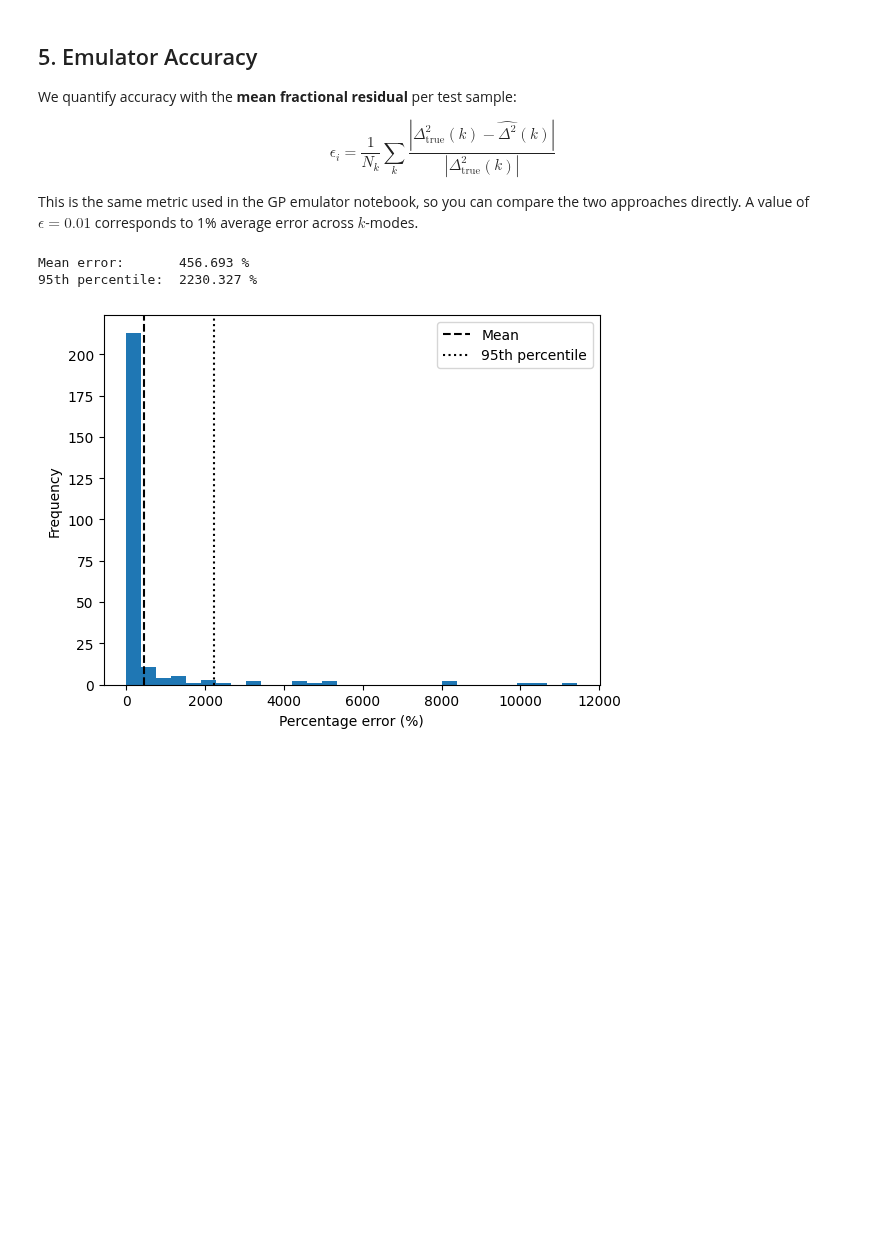
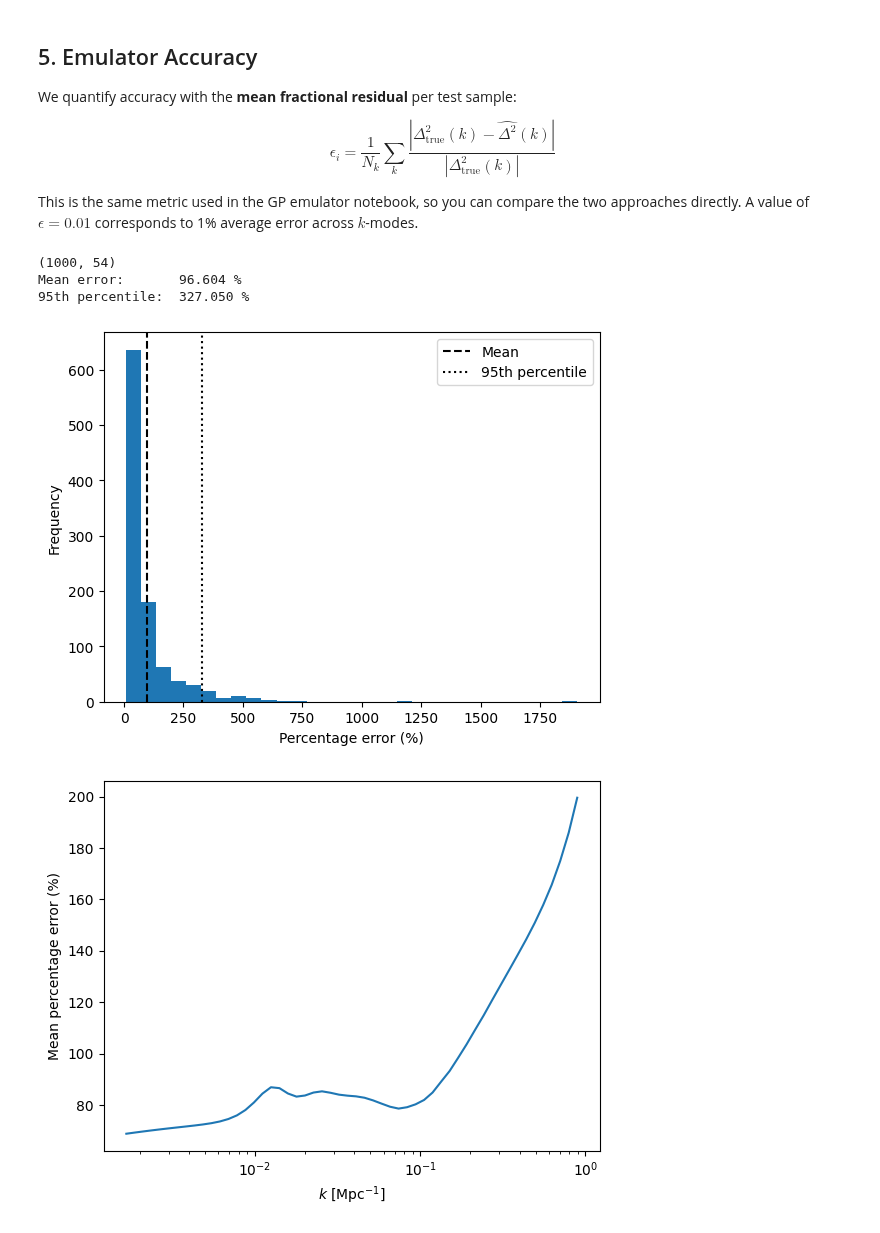
Before and after one commit to htjb/Talks, a Jupyter notebook: Lectures/mphil-lecture-examples/lecture15/21-cm-emulator/nn-emulator.ipynb, the cells around one changed output. Saved outputs shown, nothing was run; the diff lists cells and outputs as text; code cells hidden in the pictures; blank space fills up the shorter version.

```diff
--- a/Lectures/mphil-lecture-examples/lecture15/21-cm-emulator/nn-emulator.ipynb
+++ b/Lectures/mphil-lecture-examples/lecture15/21-cm-emulator/nn-emulator.ipynb
@@ -30,8 +30,13 @@ We load the same 2500 `zeus21` realisations used in the GP emulator notebook. Ea
 
 The four parameters are collected into a design matrix $\mathbf{X} \in \mathbb{R}^{2500 \times 4}$. As before, we work in **log-space** to regularise the input range.
 # %%
-simulations = [np.load(f"../simulations/sample_{i:06d}.npz",
-                       allow_pickle=True) for i in range(2500)]
+simulations = []
+for i in range(10000):
+    try:
+        simulations.append(np.load(f"../simulations/sample_{i:06d}.npz",
+                       allow_pickle=True))
+    except FileNotFoundError:
+        pass
 
 k = simulations[0]["k"]
 powers = np.array([sim["power"] for sim in simulations])
@@ -214,6 +238,10 @@ test_X_tensor = torch.tensor(test_X, dtype=torch.float32)
 model.eval()
 with torch.no_grad():
     test_scores = model(test_X_tensor).numpy()
+
+norm_std = norm_std.numpy()
+norm_mean = norm_mean.numpy()
+eigenvectors = eigenvectors.numpy()
 
 test_scores = test_scores * norm_std + norm_mean
 reconstructed = test_scores @ eigenvectors[:, :n_components].T
@@ -244,25 +272,33 @@ $$\epsilon_i = \frac{1}{N_k} \sum_k \frac{|\Delta^2_\mathrm{true}(k) - \widehat{
 
 This is the same metric used in the GP emulator notebook, so you can compare the two approaches directly. A value of $\epsilon = 0.01$ corresponds to 1% average error across $k$-modes.
 # %%
-error = [
-    100 * np.mean(np.abs(test_powers[i] - reconstructed[i])
-        / np.abs(test_powers[i]))
-    for i in range(len(test_X))
-]
+error = []
+for i in range(len(test_X)):
+    error.append(100 * np.abs(test_powers[i] - reconstructed[i]) / np.abs(test_powers[i]))
 error = np.array(error)
+print(error.shape)
 
 print(f'Mean error:       {np.mean(error):.3f} %')
 print(f'95th percentile:  {np.quantile(error, 0.95):.3f} %')
 
-plt.hist(error, bins=30)
+plt.hist(np.mean(error, axis=1), bins=30)
 plt.axvline(np.mean(error),          label='Mean',          ls='--', c='k')
 plt.axvline(np.quantile(error, 0.95),label='95th percentile', ls=':',  c='k')
 plt.xlabel('Percentage error (%)')
 plt.ylabel('Frequency')
 plt.legend()
 plt.savefig('errors.png', dpi=300, bbox_inches='tight')
 plt.show()
+
+plt.plot(k, np.mean(error, axis=0))
+plt.xlabel(r'$k\ [\mathrm{Mpc}^{-1}]$')
+plt.ylabel('Mean percentage error (%)')
+plt.xscale('log')
+plt.savefig('error-vs-k.png', dpi=300, bbox_inches='tight')
+plt.show()
 # %% [output]
-Mean error:       456.693 %
-95th percentile:  2230.327 %
+(1000, 54)
+Mean error:       96.604 %
+95th percentile:  327.050 %
-[figure, old version]
+[figure, new version]
+[figure, added]
```
Also changed, not shown: parts of 4 cells of this notebook, 9 other files.
